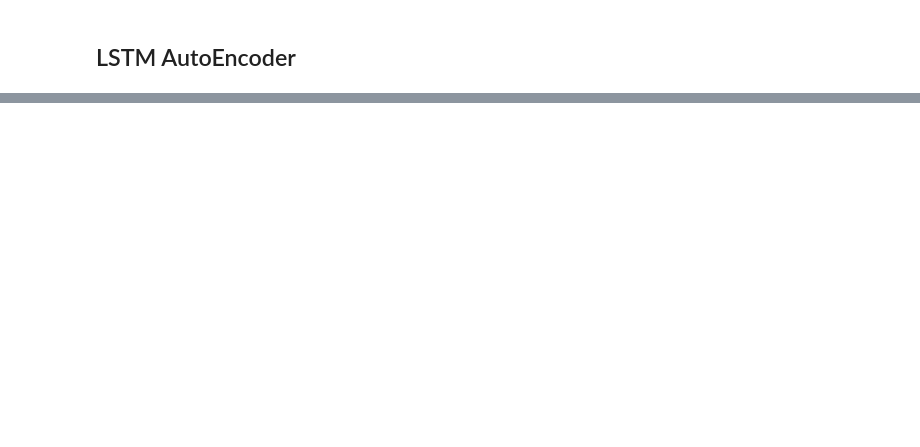
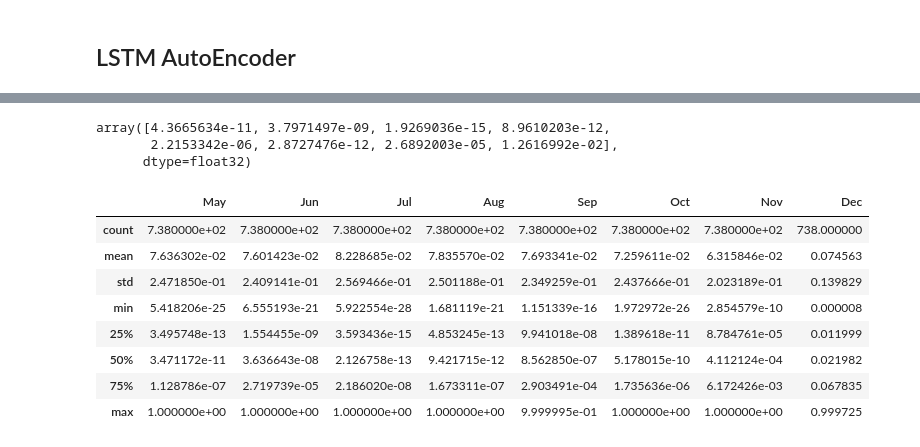
Before and after one commit to Troy-Cao/LWB-Risk-Cient-Detection, a Jupyter notebook: LSTM_Anomaly_Detection.ipynb, the cells around one changed output, grey strips where cells are left out. Cells and saved outputs as stored; diff of their text form; code cells hidden in the pictures; blank space fills up the shorter version.

```diff
--- a/LSTM_Anomaly_Detection.ipynb
+++ b/LSTM_Anomaly_Detection.ipynb
@@ -192,0 +241,24 @@ InvalidArgumentError: ignored
+# %%
+predict[0]
+# %% [output]
+array([4.3665634e-11, 3.7971497e-09, 1.9269036e-15, 8.9610203e-12,
+       2.2153342e-06, 2.8727476e-12, 2.6892003e-05, 1.2616992e-02],
+      dtype=float32)
+# %%
+month=['May','Jun','Jul','Aug','Sep','Oct','Nov','Dec']
+Client=used_id[-y_test.shape[0]:]
+
+preidct_df = pd.DataFrame(predict,columns=month,index=Client,)
+True_df=pd.DataFrame(y_test,columns=month,index=Client)
+# %%
+preidct_df.describe()
+# %% [output]
+|  | May | Jun | Jul | Aug | Sep | Oct | Nov | Dec |
+| count | 7.380000e+02 | 7.380000e+02 | 7.380000e+02 | 7.380000e+02 | 7.380000e+02 | 7.380000e+02 | 7.380000e+02 | 738.000000 |
+| mean | 7.636302e-02 | 7.601423e-02 | 8.228685e-02 | 7.835570e-02 | 7.693341e-02 | 7.259611e-02 | 6.315846e-02 | 0.074563 |
+| std | 2.471850e-01 | 2.409141e-01 | 2.569466e-01 | 2.501188e-01 | 2.349259e-01 | 2.437666e-01 | 2.023189e-01 | 0.139829 |
+| min | 5.418206e-25 | 6.555193e-21 | 5.922554e-28 | 1.681119e-21 | 1.151339e-16 | 1.972972e-26 | 2.854579e-10 | 0.000008 |
+| 25% | 3.495748e-13 | 1.554455e-09 | 3.593436e-15 | 4.853245e-13 | 9.941018e-08 | 1.389618e-11 | 8.784761e-05 | 0.011999 |
+| 50% | 3.471172e-11 | 3.636643e-08 | 2.126758e-13 | 9.421715e-12 | 8.562850e-07 | 5.178015e-10 | 4.112124e-04 | 0.021982 |
+| 75% | 1.128786e-07 | 2.719739e-05 | 2.186020e-08 | 1.673311e-07 | 2.903491e-04 | 1.735636e-06 | 6.172426e-03 | 0.067835 |
+| max | 1.000000e+00 | 1.000000e+00 | 1.000000e+00 | 1.000000e+00 | 9.999995e-01 | 1.000000e+00 | 1.000000e+00 | 0.999725 |
```
Also changed, not shown: parts of 32 cells of this notebook.
